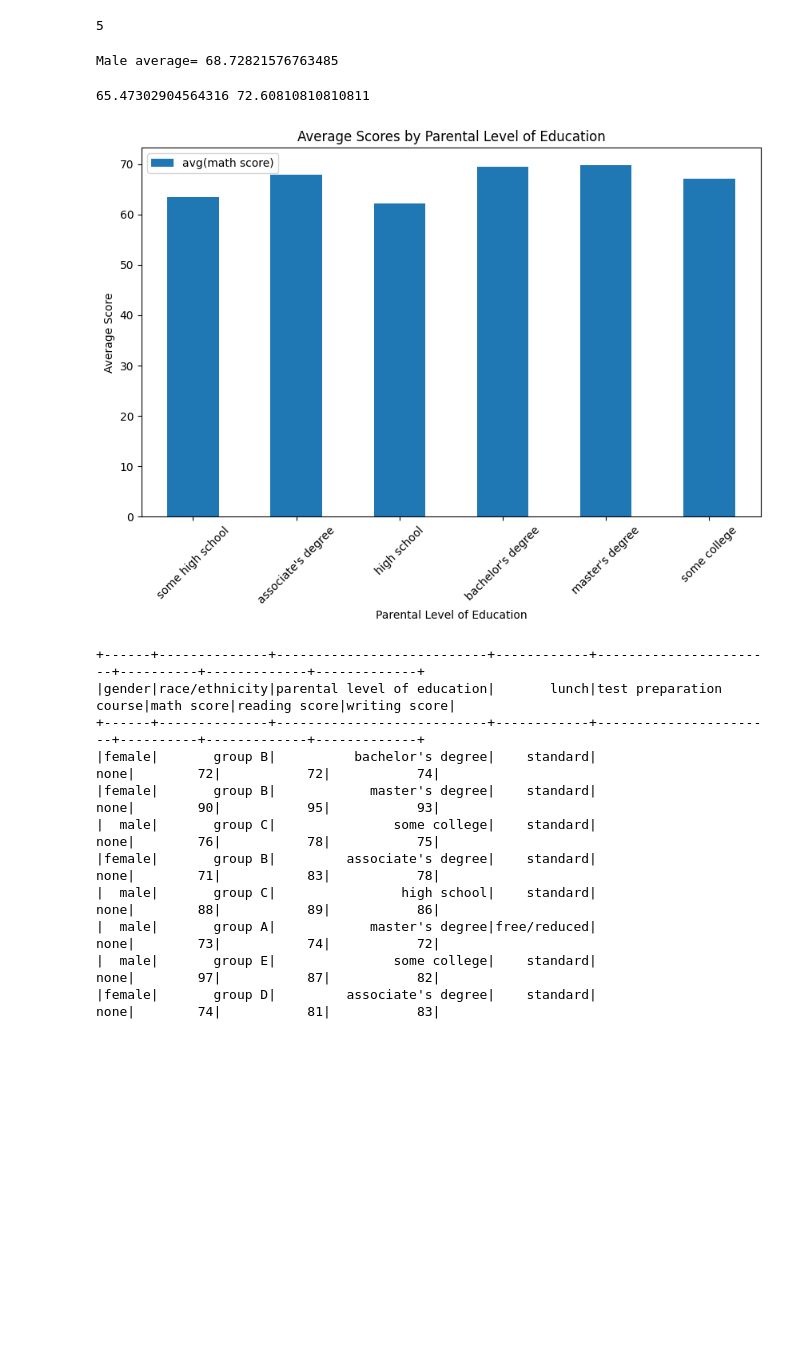
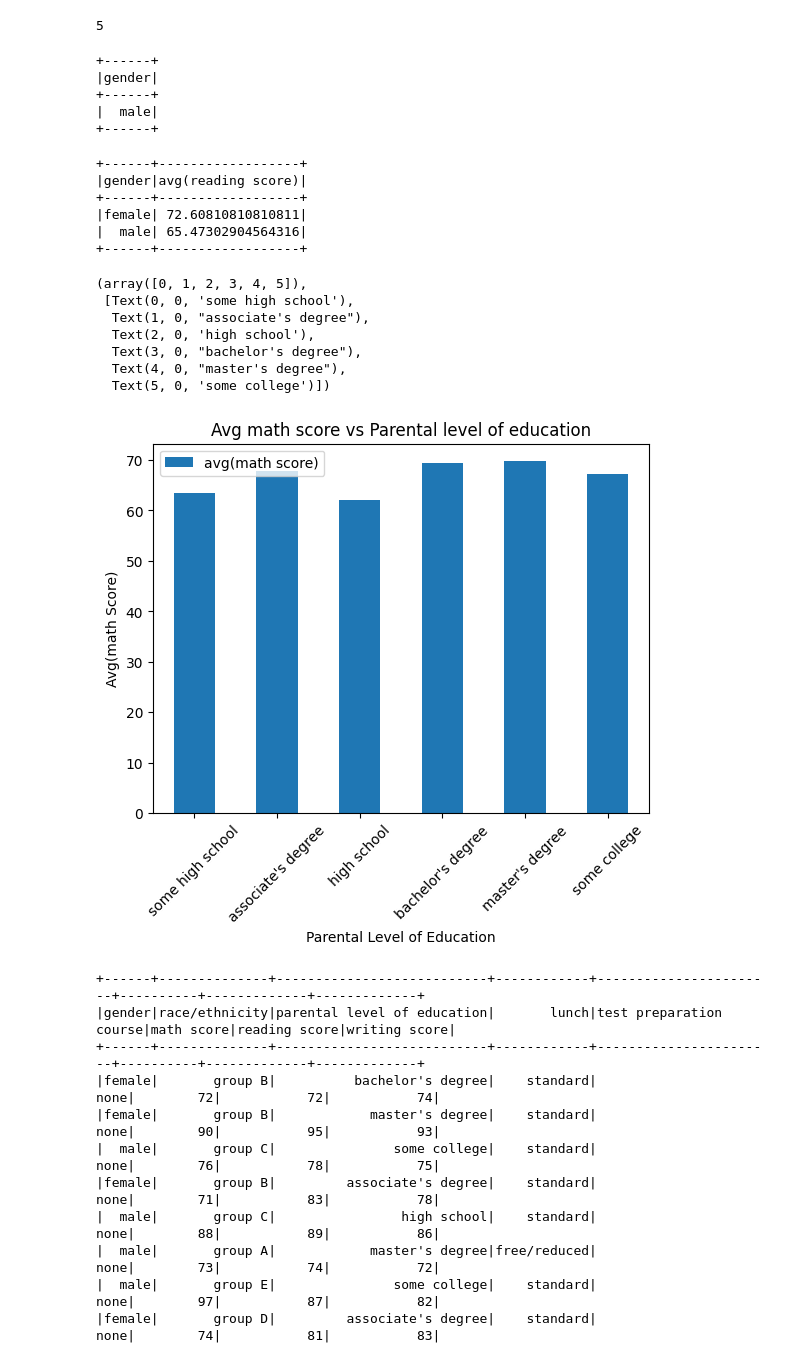
Before and after one commit to Nidhi-S-Rao/ABD, a Jupyter notebook: Spark-Dataframe4/Students.ipynb, the cells around one changed output. Saved outputs shown, nothing was run; the diff lists cells and outputs as text; code cells hidden in the pictures; blank space fills up the shorter version.

```diff
--- a/Spark-Dataframe4/Students.ipynb
+++ b/Spark-Dataframe4/Students.ipynb
@@ -91,34 +91,45 @@ df.select('gender').where(col('gender')=='female').where(col('math score')>79).w
 5
 # %%
 #Check whether average maths score of male or female students are high?
-female=df.filter(col('gender')=='female').selectExpr("avg(`math score`)").collect()[0][0]
-male=df.filter(col('gender')=='male').selectExpr("avg(`math score`)").collect()[0][0]
-if female>male:
-  print("Female average=",female)
-else:
-  print("Male average=",male)
+max_df=df.select(col("gender"),col("math score")).groupby(col("gender")).mean()
+max_avg=max_df.agg({"avg(math score)":"max"}).collect()[0][0]
+max_df.select(col("gender")).where(col("avg(math score)")==max_avg).show()
 # %% [output]
-Male average= 68.72821576763485
++------+
+|gender|
++------+
+|  male|
++------+
 # %%
 # What is average reading score of male and female students?
-male=df.filter(col('gender')=='male').selectExpr("avg(`reading score`)").collect()[0][0]
-female=df.filter(col('gender')=='female').selectExpr("avg(`reading score`)").collect()[0][0]
-print(male, female)
+df.select(col("gender"),col("reading score")).groupby(col("gender")).mean().show()
 # %% [output]
-65.47302904564316 72.60810810810811
++------+------------------+
+|gender|avg(reading score)|
++------+------------------+
+|female| 72.60810810810811|
+|  male| 65.47302904564316|
++------+------------------+
 # %%
 #Whether students score depends upon 'parental level of education'? Justify your answer.
-import matplotlib.pyplot as plt
 import pandas as pd
-score=df.select(col('parental level of education'),col('math score')).groupBy('parental level of education').mean()
-scores=score.toPandas()
-scores.plot(x='parental level of education',kind='bar', figsize=(10, 6))
-plt.title("Average Scores by Parental Level of Education")
-plt.xlabel("Parental Level of Education")
-plt.ylabel("Average Score")
-plt.xticks(rotation=45)
-plt.show()
+df_pd=df.select(col("parental level of education"),col("math score")).groupby(col("parental level of education")).mean()
+score=df_pd.toPandas()
-# %% [output]
-[figure, removed]
+# %%
+import matplotlib.pyplot as plt
+score.plot(x="parental level of education",kind="bar")
+plt.xlabel("Parental Level of Education")
+plt.ylabel("Avg(math Score)")
+plt.title("Avg math score vs Parental level of education")
+plt.xticks(rotation=45)
+# %% [output]
+(array([0, 1, 2, 3, 4, 5]),
+ [Text(0, 0, 'some high school'),
+  Text(1, 0, "associate's degree"),
+  Text(2, 0, 'high school'),
+  Text(3, 0, "bachelor's degree"),
+  Text(4, 0, "master's degree"),
+  Text(5, 0, 'some college')])
+[figure, added]
 # %%
 #List the records where 'test preparation course' is 'none' and scored more than 70 in maths
```
Also changed, not shown: parts of 6 cells of this notebook, 21 other files.
